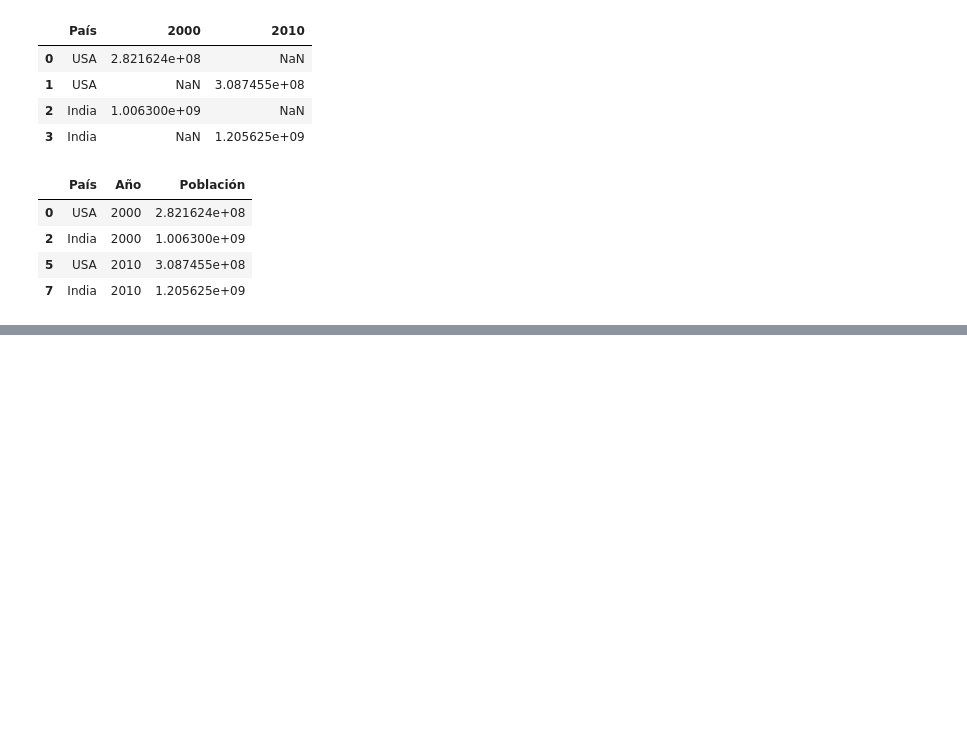
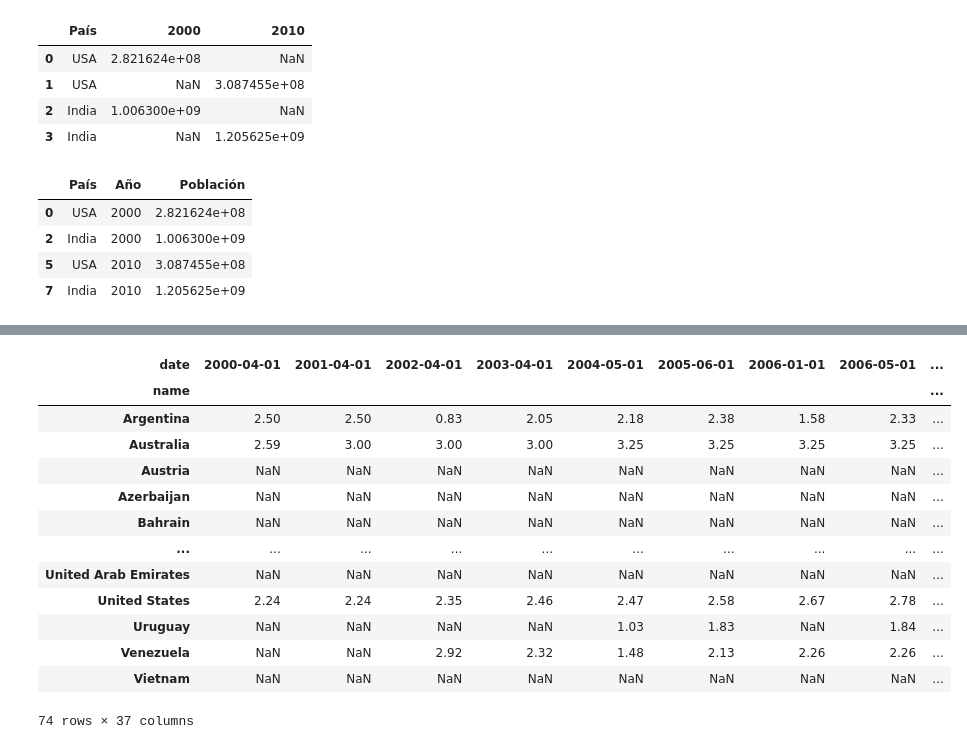
Before and after one commit to 1u1s4/INE_curso_pandas, a Jupyter notebook: clase_12.ipynb, the cells around one changed output, grey strips where cells are left out. Saved outputs shown, nothing was run; the diff lists cells and outputs as text; code cells hidden in the pictures; blank space fills up the shorter version.

```diff
--- a/clase_12.ipynb
+++ b/clase_12.ipynb
@@ -49,0 +133,3 @@ df.melt(id_vars='País', var_name='Año', value_name='Población').dropna()
+# %%
+df = pd.read_csv("db/BigmacPrice.csv")
+df
@@ -49,0 +150,17 @@ df.melt(id_vars='País', var_name='Año', value_name='Población').dropna()
+# %%
+df.pivot(index="name", columns="date", values="dollar_price")
+# %% [output]
+| date | 2000-04-01 | 2001-04-01 | 2002-04-01 | 2003-04-01 | 2004-05-01 | 2005-06-01 | 2006-01-01 | 2006-05-01 | ... |
+| name |  |  |  |  |  |  |  |  | ... |
+| Argentina | 2.50 | 2.50 | 0.83 | 2.05 | 2.18 | 2.38 | 1.58 | 2.33 | ... |
+| Australia | 2.59 | 3.00 | 3.00 | 3.00 | 3.25 | 3.25 | 3.25 | 3.25 | ... |
+| Austria | NaN | NaN | NaN | NaN | NaN | NaN | NaN | NaN | ... |
+| Azerbaijan | NaN | NaN | NaN | NaN | NaN | NaN | NaN | NaN | ... |
+| Bahrain | NaN | NaN | NaN | NaN | NaN | NaN | NaN | NaN | ... |
+| ... | ... | ... | ... | ... | ... | ... | ... | ... | ... |
+| United Arab Emirates | NaN | NaN | NaN | NaN | NaN | NaN | NaN | NaN | ... |
+| United States | 2.24 | 2.24 | 2.35 | 2.46 | 2.47 | 2.58 | 2.67 | 2.78 | ... |
+| Uruguay | NaN | NaN | NaN | NaN | 1.03 | 1.83 | NaN | 1.84 | ... |
+| Venezuela | NaN | NaN | 2.92 | 2.32 | 1.48 | 2.13 | 2.26 | 2.26 | ... |
+| Vietnam | NaN | NaN | NaN | NaN | NaN | NaN | NaN | NaN | ... |
+74 rows × 37 columns
```
Also changed, not shown: parts of 26 cells of this notebook.
